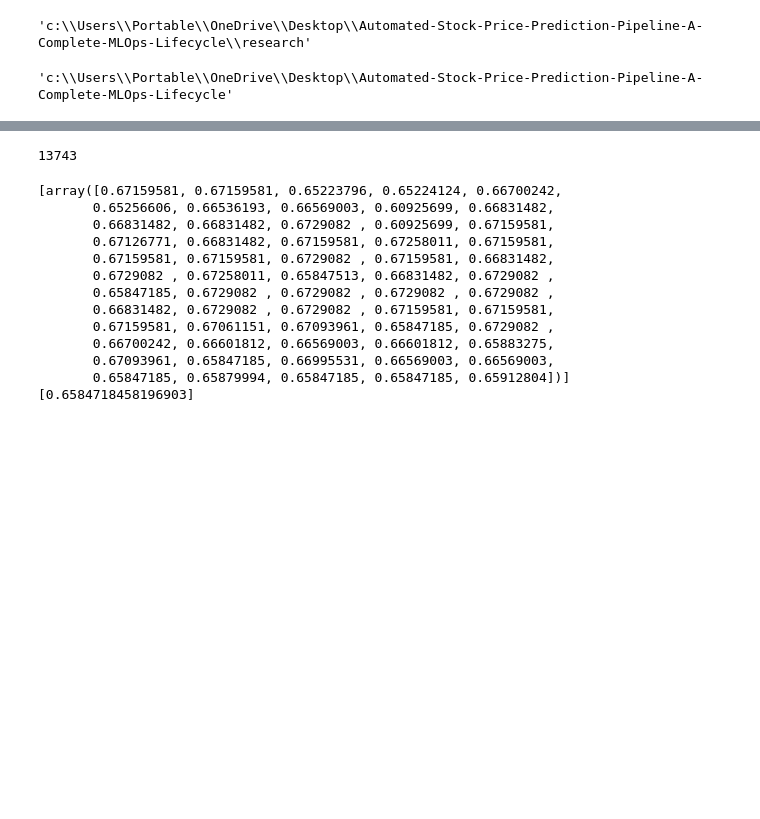
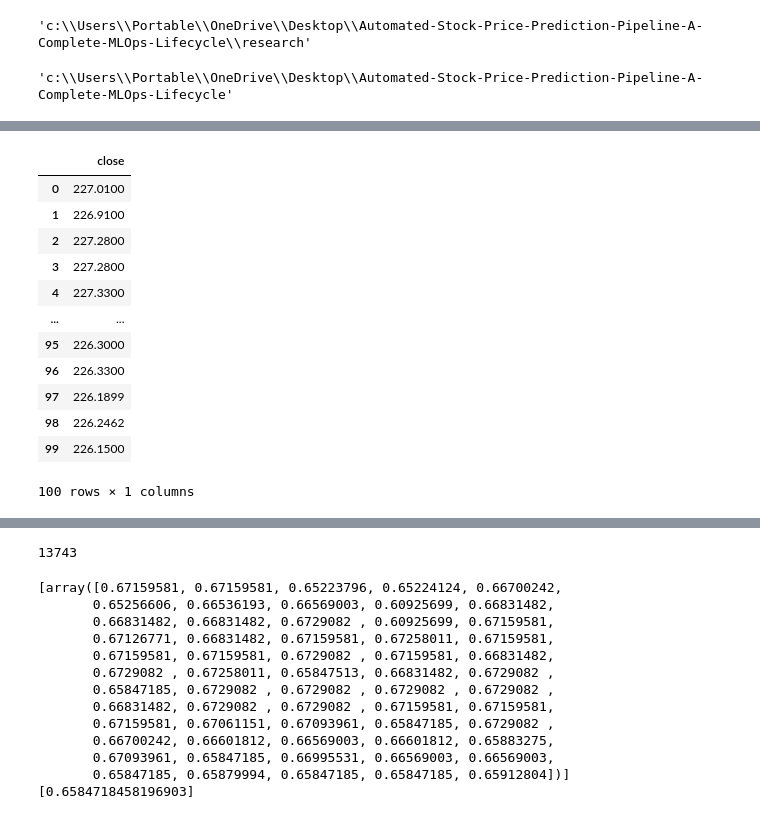
Before and after one commit to BouazizOmar/Automated-Stock-Price-Prediction-Pipeline-A-Complete-MLOps-Lifecycle, a Jupyter notebook: research/model_experiments.ipynb, the cells around one changed output, grey strips where cells are left out. Saved outputs shown, nothing was run; the diff lists cells and outputs as text; code cells hidden in the pictures; blank space fills up the shorter version.

```diff
--- a/research/model_experiments.ipynb
+++ b/research/model_experiments.ipynb
@@ -72,3 +96,19 @@ training_data_len
+# %%
+test_data
+# %% [output]
+|  | close |
+| 0 | 227.0100 |
+| 1 | 226.9100 |
+| 2 | 227.2800 |
+| 3 | 227.2800 |
+| 4 | 227.3300 |
+| ... | ... |
+| 95 | 226.3000 |
+| 96 | 226.3300 |
+| 97 | 226.1899 |
+| 98 | 226.2462 |
+| 99 | 226.1500 |
+100 rows × 1 columns
 # %%
 # Scale the data
 from sklearn.preprocessing import MinMaxScaler
```
Also changed, not shown: parts of 22 cells of this notebook, 41 other files.
